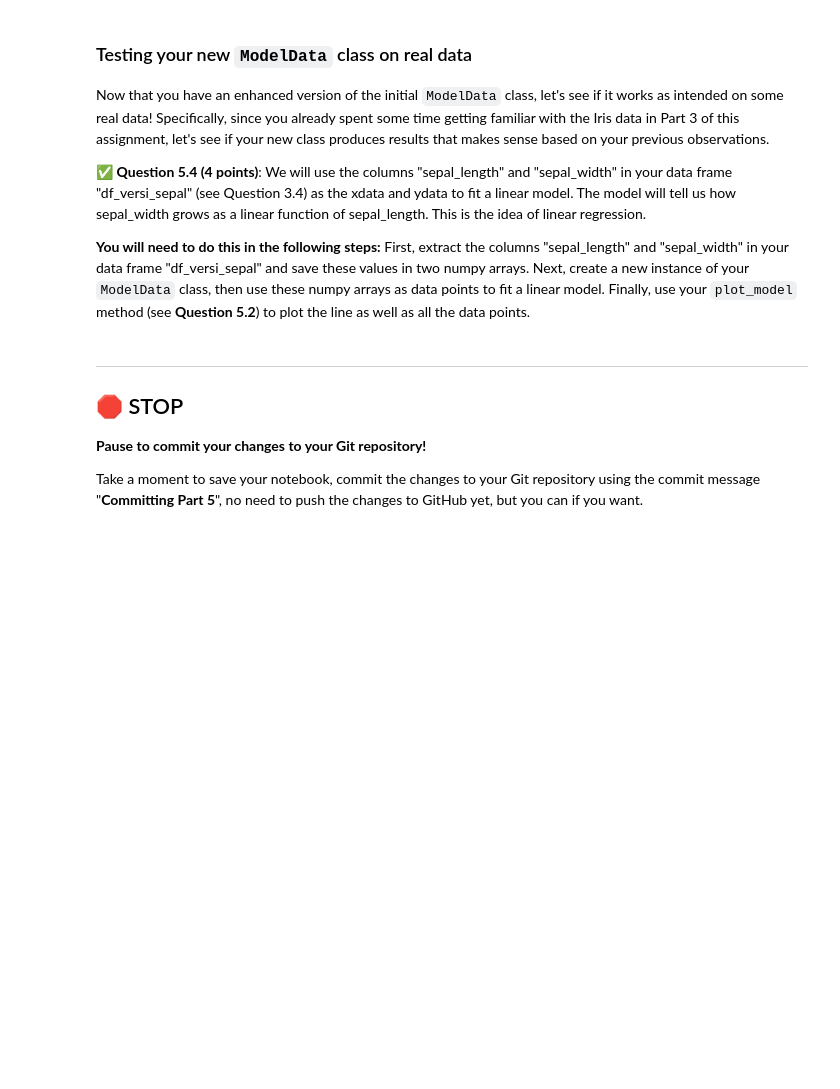
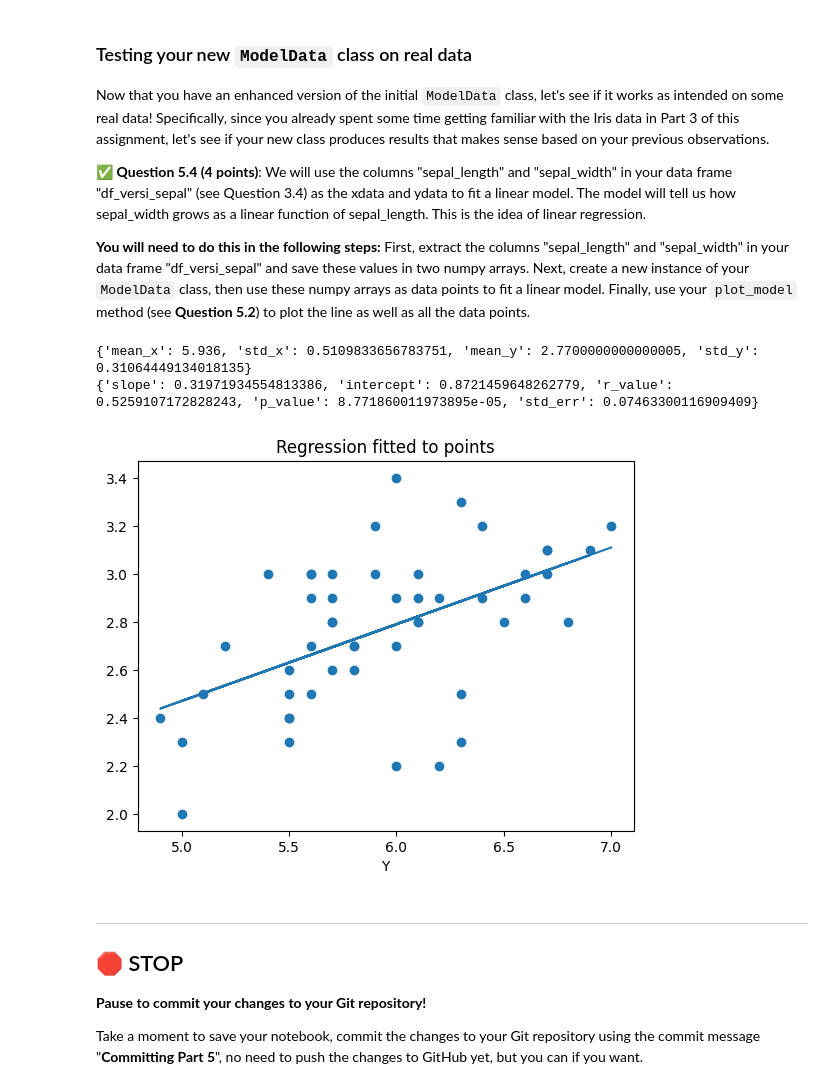
Before and after one commit to Jlozano351/CMSE202-s24-turnin, a Jupyter notebook: hw-01/HW-01_GitPracticeDebuggingPythonPackagesAndClasses-Juan José Lozano González.ipynb, the cells around one changed output. Saved outputs shown, nothing was run; the diff lists cells and outputs as text; code cells hidden in the pictures; blank space fills up the shorter version.

```diff
--- a/hw-01/HW-01_GitPracticeDebuggingPythonPackagesAndClasses-Juan José Lozano González.ipynb
+++ b/hw-01/HW-01_GitPracticeDebuggingPythonPackagesAndClasses-Juan José Lozano González.ipynb
@@ -606,3 +644,21 @@ Now that you have an enhanced version of the initial `ModelData` class, let's se
+# %%
+sepal_length = df_versi_sepal["sepal_length"].values
+sepal_width = df_versi_sepal["sepal_width"].values
+
+# The issue was not here, rather in the class that didn't take self as an input in __init__
+data = ModelData(sepal_length, sepal_width)
+stats = data.summary_stats()
+model = data.fit_linear_model()
+
+print(stats)
+print(model)
+# %% [output]
+{'mean_x': 5.936, 'std_x': 0.5109833656783751, 'mean_y': 2.7700000000000005, 'std_y': 0.31064449134018135}
+{'slope': 0.31971934554813386, 'intercept': 0.8721459648262779, 'r_value': 0.5259107172828243, 'p_value': 8.771860011973895e-05, 'std_err': 0.07463300116909409}
+# %%
+data.plot_model()
+# %% [output]
+[figure, added]
 # %% [markdown]
 ---
 ## &#128721; STOP
```
Also changed, not shown: parts of 10 cells of this notebook.
